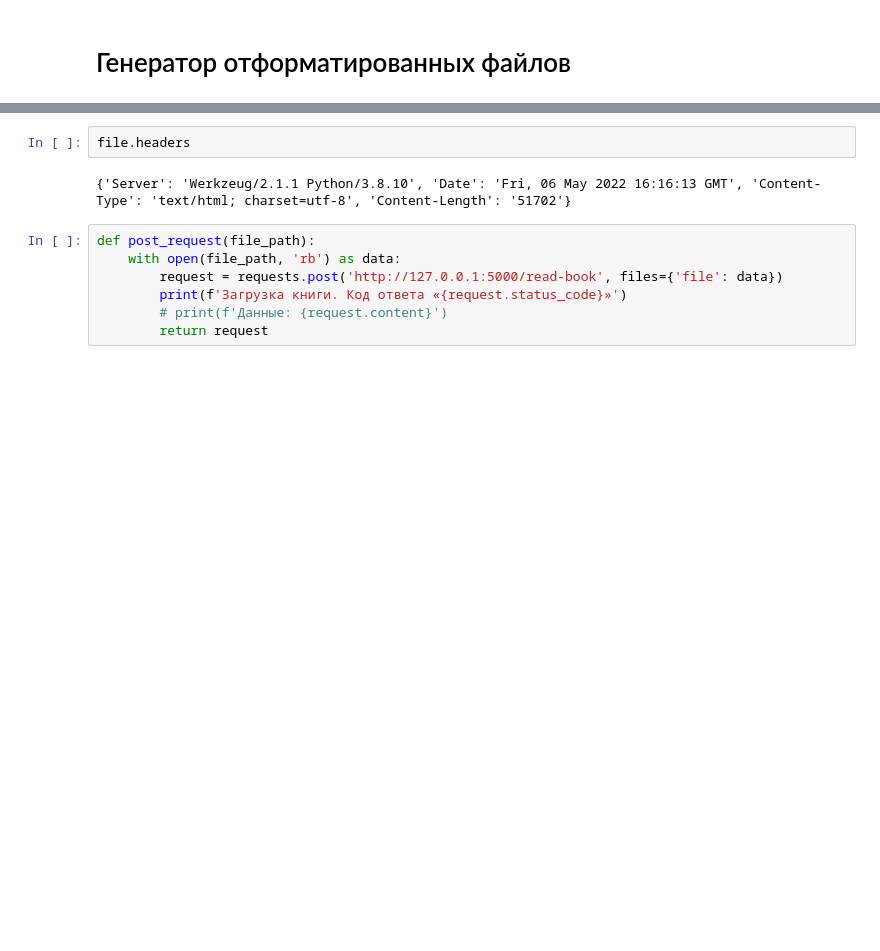
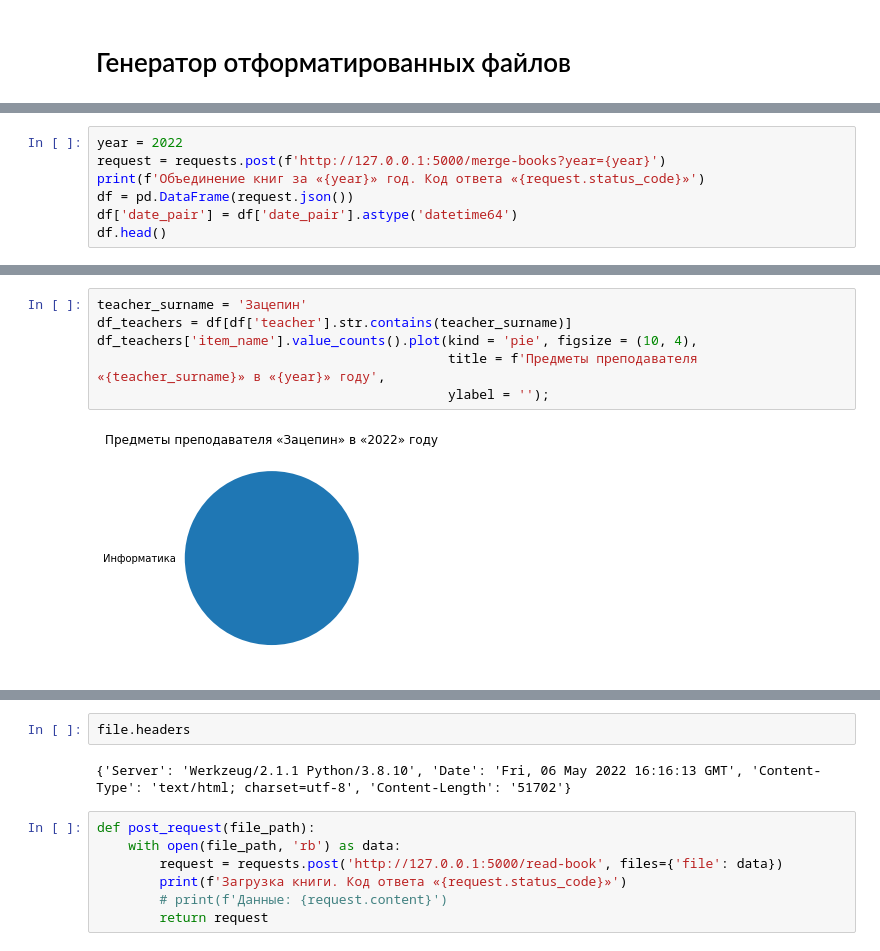
Before and after one commit to DK905/CoolResp, a Jupyter notebook: generation_script.ipynb, the cells around one changed output, grey strips where cells are left out. Cells and saved outputs as stored; diff of their text form; blank space fills up the shorter version.

```diff
--- a/generation_script.ipynb
+++ b/generation_script.ipynb
@@ -78,0 +58,7 @@ ConnectionError: ('Connection aborted.', ConnectionResetError(10054, 'Удале
+# %%
+year = 2022
+request = requests.post(f'http://127.0.0.1:5000/merge-books?year={year}')
+print(f'Объединение книг за «{year}» год. Код ответа «{request.status_code}»')
+df = pd.DataFrame(request.json())
+df['date_pair'] = df['date_pair'].astype('datetime64')
+df.head()
@@ -78,0 +91,8 @@ ConnectionError: ('Connection aborted.', ConnectionResetError(10054, 'Удале
+# %%
+teacher_surname = 'Зацепин'
+df_teachers = df[df['teacher'].str.contains(teacher_surname)]
+df_teachers['item_name'].value_counts().plot(kind = 'pie', figsize = (10, 4),
+                                             title = f'Предметы преподавателя «{teacher_surname}» в «{year}» году',
+                                             ylabel = '');
+# %% [output]
+[figure, added]
```
Also changed, not shown: parts of 11 cells of this notebook, 22 other files.
